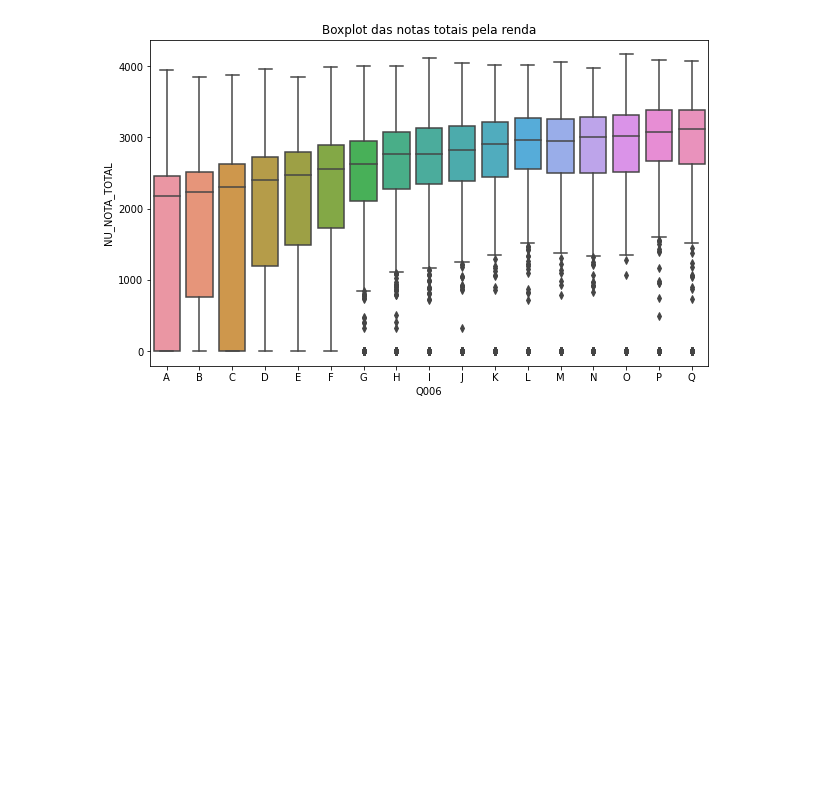
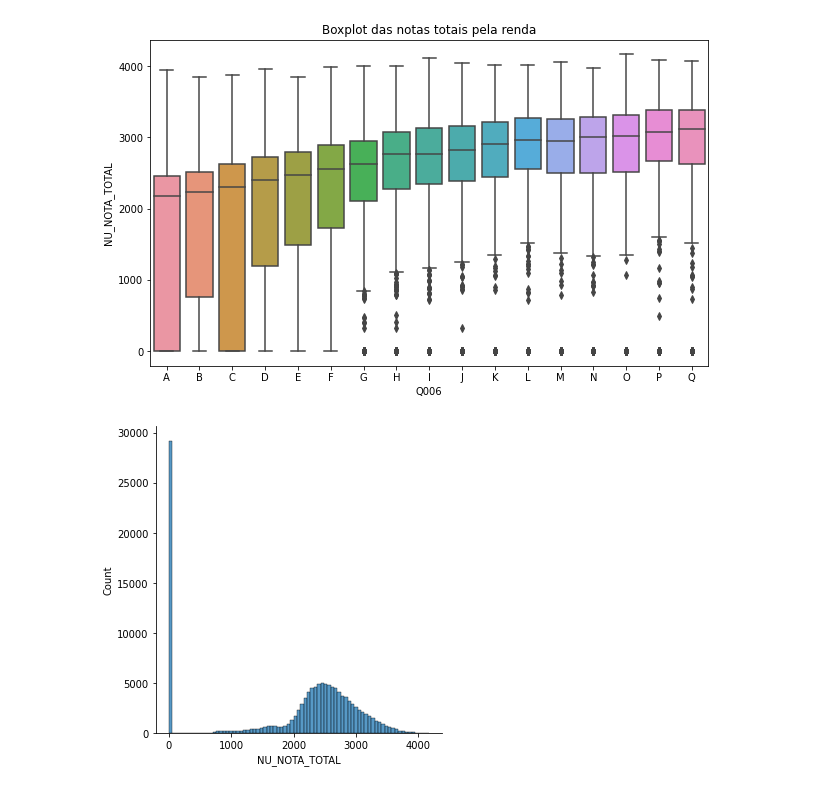
Before and after one commit to audreyemmely/alura-data-immersion, a Jupyter notebook: aula02_desafio02.ipynb, the cells around one changed output. Cells and saved outputs as stored; diff of their text form; code cells hidden in the pictures; blank space fills up the shorter version.

```diff
--- a/aula02_desafio02.ipynb
+++ b/aula02_desafio02.ipynb
@@ -131,3 +131,8 @@ plt.title("Boxplot das notas totais pela renda")
 plt.show()
 # %% [output]
 [figure]
+# %%
+sns.displot(dados, x = "NU_NOTA_TOTAL")
+plt.show()
+# %% [output]
+[figure, added]
```
Also changed, not shown: parts of 8 cells of this notebook.
